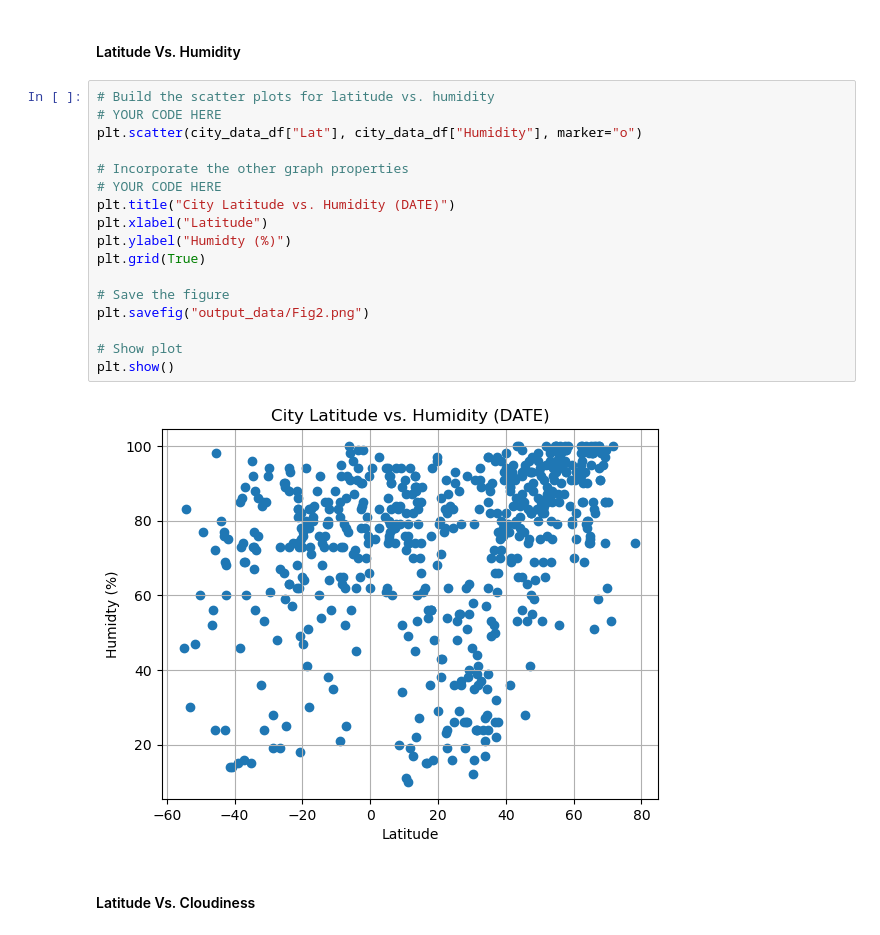
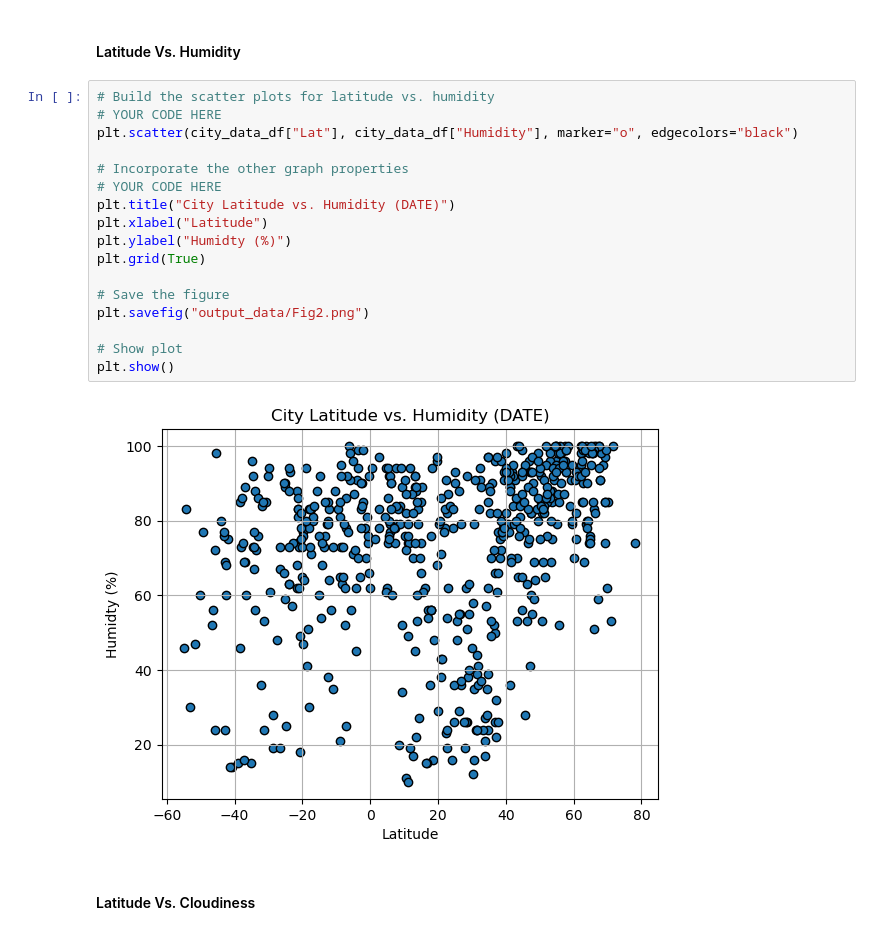
Before and after one commit to TRegan5/python-api-challenge, a Jupyter notebook: WeatherPy/WeatherPy.ipynb, the cells around one changed output. Saved outputs shown, nothing was run; the diff lists cells and outputs as text.

```diff
--- a/WeatherPy/WeatherPy.ipynb
+++ b/WeatherPy/WeatherPy.ipynb
@@ -215,22 +215,22 @@ plt.show()
 # %%
 # Build the scatter plots for latitude vs. humidity
 # YOUR CODE HERE
-plt.scatter(city_data_df["Lat"], city_data_df["Humidity"], marker="o")
+plt.scatter(city_data_df["Lat"], city_data_df["Humidity"], marker="o", edgecolors="black")
 
 # Incorporate the other graph properties
 # YOUR CODE HERE
 plt.title("City Latitude vs. Humidity (DATE)")
 plt.xlabel("Latitude")
 plt.ylabel("Humidty (%)")
 plt.grid(True)
 
 # Save the figure
 plt.savefig("output_data/Fig2.png")
 
 # Show plot
 plt.show()
 # %% [output]
-[figure, old version]
+[figure, new version]
 # %% [markdown]
 #### Latitude Vs. Cloudiness
 # %%
```
Also changed, not shown: parts of 3 cells of this notebook, 4 other files.
